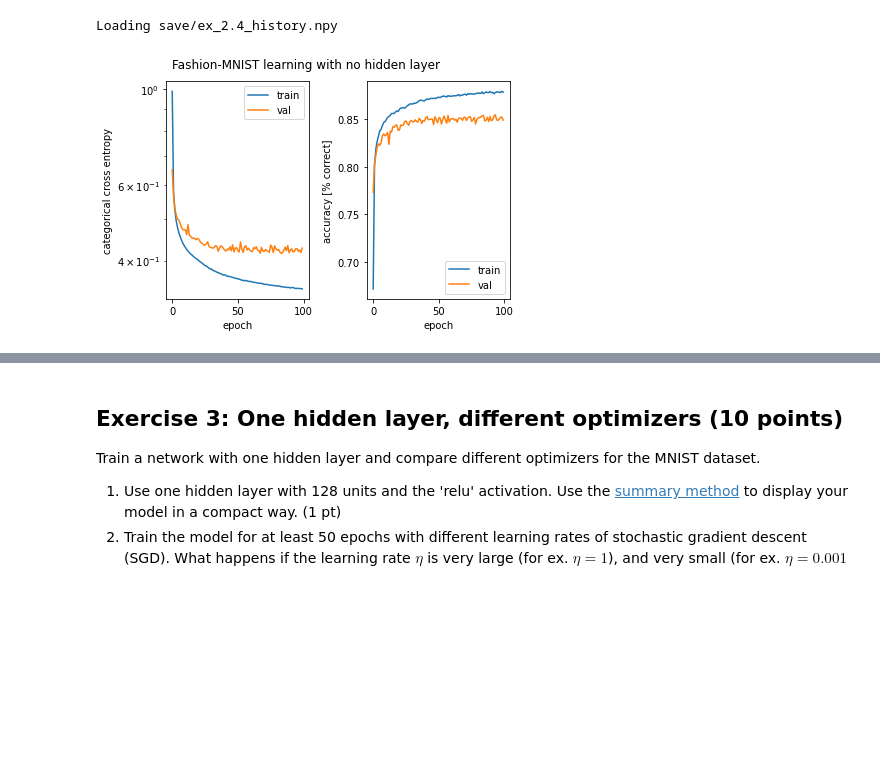
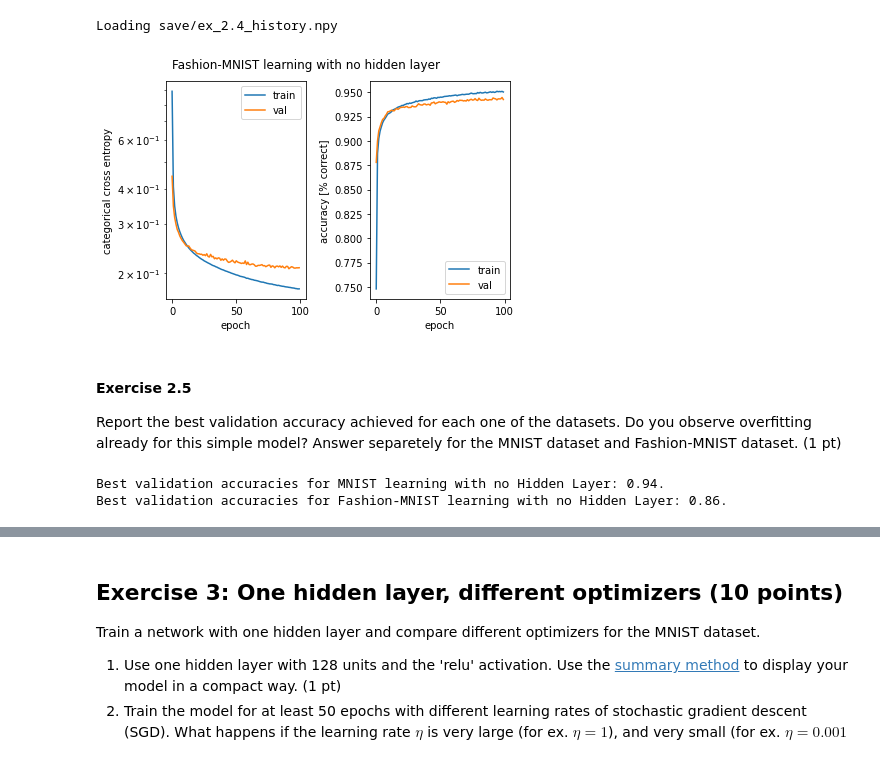
Before and after one commit to jan-kreischer/EPFL_ANN, a Jupyter notebook: index.ipynb, the cells around one changed output, grey strips where cells are left out. Drawn from its saved outputs; the diff is of its cells as text; code cells hidden in the pictures; blank space fills up the shorter version.

```diff
--- a/index.ipynb
+++ b/index.ipynb
@@ -272,9 +272,9 @@ Min value in rescaled dataset (train/test): 0.0 0.0
 print("MNIST")
 original_mnist_train_shape = x_mnist_train.shape
 original_mnist_val_shape = x_mnist_val.shape
-x_mnist_tr_flat = x_mnist_train.reshape(x_mnist_train.shape[0], x_mnist_train.shape[1]*x_mnist_train.shape[2])
+x_mnist_train_flat = x_mnist_train.reshape(x_mnist_train.shape[0], x_mnist_train.shape[1]*x_mnist_train.shape[2])
 x_mnist_val_flat = x_mnist_val.reshape(x_mnist_val.shape[0], x_mnist_val.shape[1]*x_mnist_val.shape[2])
-print("Reshaped training data from {0} to {1}".format(original_mnist_train_shape, x_mnist_tr_flat.shape))
+print("Reshaped training data from {0} to {1}".format(original_mnist_train_shape, x_mnist_train_flat.shape))
 print("Reshaped validation data from {0} to {1}".format(original_mnist_val_shape, x_mnist_val_flat.shape))
 # %% [output]
 MNIST
@@ -295,10 +295,10 @@ Reshaped training data from (60000, 28, 28) to (60000, 784)
 Reshaped validation data from (10000, 28, 28) to (10000, 784)
 # %%
 # Define useful constants
-input_dim_mnist = x_mnist_tr_flat.shape[1]
-input_dim_fash_mnist = x_fash_mnist_tr_flat.shape[1]
+input_dim_mnist = x_mnist_train_flat.shape[1]
+input_dim_fash_mnist = x_fash_mnist_train_flat.shape[1]
 classes_nb_mnist = y_mnist_train_1hot.shape[1]
-classes_nb_fash_mnist = y_mnist_fash_train_1hot.shape[1]
+classes_nb_fash_mnist = y_fashion_mnist_train_1hot.shape[1]
 print("MMNIST : input shape {0}; number of classes {1}".format(input_dim_mnist, classes_nb_mnist))
 print("Fashion MMNIST : input shape {0}; number of classes {1}".format(input_dim_fash_mnist, classes_nb_fash_mnist))
 # %% [output]
@@ -368,7 +361,7 @@ def get_callbacks(early_stop = True, save_model=False, exercise_name='', verbose
   return callbacks
 
 
-def fit_custom(exercise_name, model, x, y, validation_data=None, epochs=None, callbacks=None, verbose=0):
+def fit_custom(exercise_name, model, x, y, validation_data=None, batch_size=None, epochs=None, callbacks=None, verbose=0):
   """
   Load saved history or launch fit if it does not exist.
 
@@ -380,6 +373,7 @@ def fit_custom(exercise_name, model, x, y, validation_data=None, epochs=None, ca
   - x : Vector, matrix, or array of training data
   - y : Vector, matrix, or array of target (label) data
   - validation_data : Data on which to evaluate the loss and any model metrics at the end of each epoch.
+  - batch_size : Integer or NULL. Number of samples per gradient update. If unspecified, batch_size will default to 32.
   - epochs : Number of epochs to train the model.
   - callbacks : List of callbacks to be called during training.
   - verbose : Verbosity mode (0 = silent, 1 = progress bar, 2 = one line per epoch)
@@ -392,6 +386,7 @@ def fit_custom(exercise_name, model, x, y, validation_data=None, epochs=None, ca
         x=x,
         y=y,
         validation_data=validation_data,
+        batch_size=32,
         epochs=epochs,
         callbacks=callbacks,
         verbose=verbose)
@@ -469,10 +464,10 @@ _________________________________________________________________
 Train for as many epochs as needed to see no further decrease in the validation loss.
 # %%
 exercise_name='ex_2.2'
-history = fit_custom(
+history_mnist = fit_custom(
     exercise_name=exercise_name,
     model=model,
-    x=x_mnist_tr_flat,
+    x=x_mnist_train_flat,
     y=y_mnist_train_1hot,
     validation_data=(x_mnist_val_flat, y_mnist_val_1hot),
     epochs=100,
@@ -522,6 +517,16 @@ history = fit_custom(
 # %% [output]
 Loading save/ex_2.4_history.npy
 # %%
-plot_history_custom(history, "Fashion-MNIST learning with no hidden layer ");
+plot_history_custom(history_mnist, "Fashion-MNIST learning with no hidden layer ");
 # %% [output]
-[figure, old version]
+[figure, new version]
+# %% [markdown]
+#### Exercise 2.5
+
+Report the best validation accuracy achieved for each one of the datasets. Do you observe overfitting already for this simple model? Answer separetely for the MNIST dataset and Fashion-MNIST dataset. (1 pt)
+# %%
+print("Best validation accuracies for MNIST learning with no Hidden Layer: {0}.".format(round(max(history_mnist["val_accuracy"]), 2)))
+print("Best validation accuracies for Fashion-MNIST learning with no Hidden Layer: {0}.".format(round(max(history_fash_mnist["val_accuracy"]), 2)))
+# %% [output]
+Best validation accuracies for MNIST learning with no Hidden Layer: 0.94.
+Best validation accuracies for Fashion-MNIST learning with no Hidden Layer: 0.86.
```
Also changed, not shown: parts of 69 cells of this notebook.
